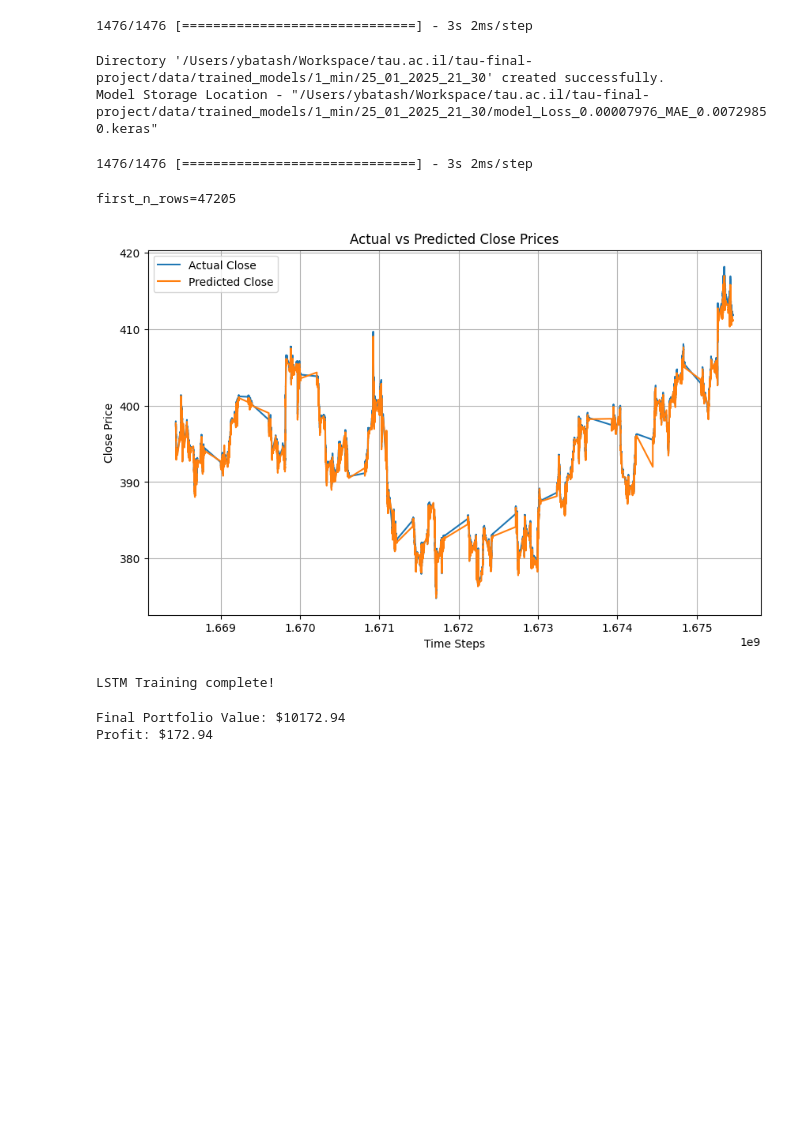
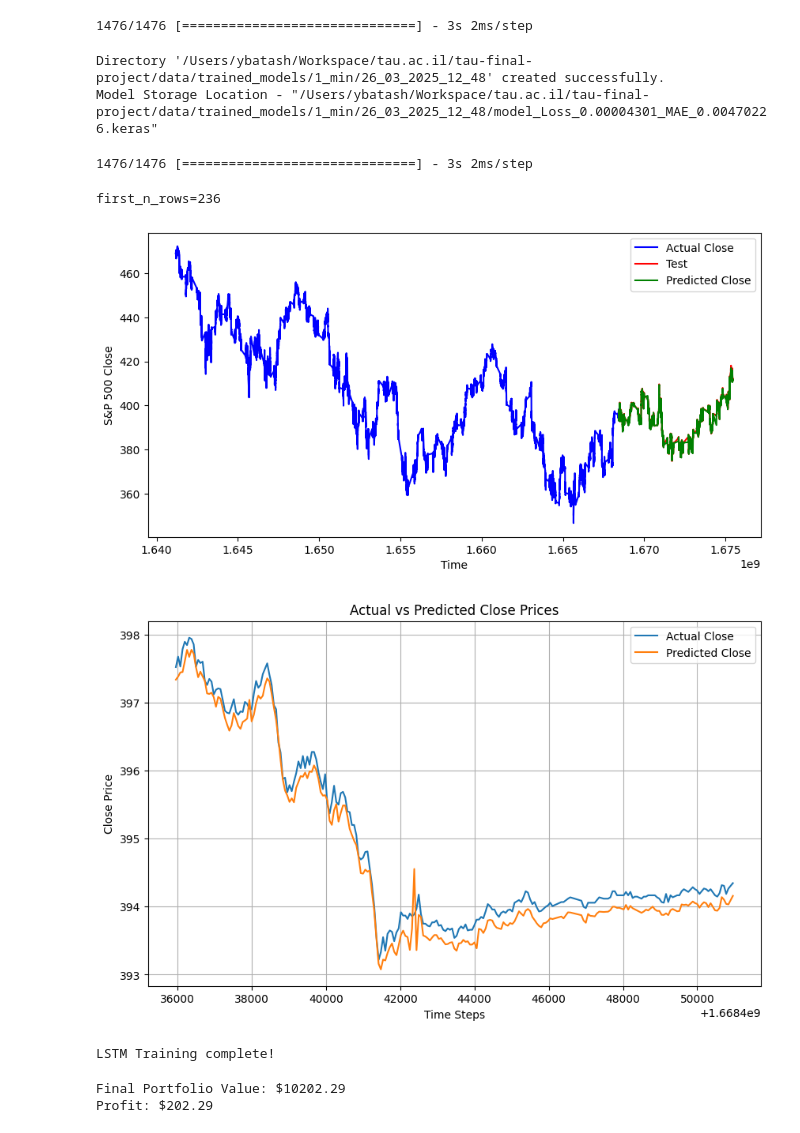
Before and after one commit to yossibatash/tau-final-project, a Jupyter notebook: LSTM_1_min.ipynb, the cells around one changed output. Cells and saved outputs as stored; diff of their text form; code cells hidden in the pictures; blank space fills up the shorter version.

Commit message:
20_epochs - Adding LSTM 1 updated notebook

```diff
--- a/LSTM_1_min.ipynb
+++ b/LSTM_1_min.ipynb
@@ -158,7 +158,7 @@ model = keras.Sequential([
 model.compile(optimizer='adam', loss='mse', metrics=['mae'])
 
 # 8. Train the Model
-epochs = 10
+epochs = 20
 batch_size = 32
 history = model.fit(X_train_seq, y_train_seq, epochs=epochs, batch_size=batch_size,
                     validation_data=(X_test_seq, y_test_seq), verbose=2)
@@ -240,8 +240,8 @@ model.save(filepath=trained_model_full_path)
 
 print(f"Model Storage Location - \"{trained_model_full_path}\"")
 # %% [output]
-Directory '/Users/ybatash/Workspace/tau.ac.il/tau-final-project/data/trained_models/1_min/25_01_2025_21_30' created successfully.
-Model Storage Location - "/Users/ybatash/Workspace/tau.ac.il/tau-final-project/data/trained_models/1_min/25_01_2025_21_30/model_Loss_0.00007976_MAE_0.00729850.keras"
+Directory '/Users/ybatash/Workspace/tau.ac.il/tau-final-project/data/trained_models/1_min/26_03_2025_12_48' created successfully.
+Model Storage Location - "/Users/ybatash/Workspace/tau.ac.il/tau-final-project/data/trained_models/1_min/26_03_2025_12_48/model_Loss_0.00004301_MAE_0.00470226.keras"
 # %%
 loaded_model = keras.saving.load_model(trained_model_full_path)
 
@@ -278,15 +278,29 @@ res_df["predicted_close_price"] = predicted_close_price_ls
 
 # No prediction to the last close price on t-1, Remove the last row
 res_df = res_df.iloc[0:-1]
+# %%
+import matplotlib.pyplot as plt
+
+sample_ratio = 0.005
+first_n_rows = int(len(res_df)*sample_ratio)
+print(f"{first_n_rows=}")
+
+plt.figure(figsize=(10, 5))
+plt.plot(train_labels.index, train_labels["close"], label="Actual Close", color="blue")
+plt.plot(test_labels.index, test_labels["close"], label="Test", color="red")
+plt.plot(res_df["predicted_close_price"], label='Predicted Close', color="green")
+plt.xlabel("Time")
+plt.ylabel("S&P 500 Close")
+plt.legend()
+plt.show()
+# %% [output]
+first_n_rows=236
+[figure, added]
 # %%
-sample_ratio = 1 #0.005
-first_n_rows = int(len(res_df)*sample_ratio)
-print(f"{first_n_rows=}")
-
 # 11. Plot the actual vs. predicted close values
 plt.figure(figsize=(10, 6))
-plt.plot(res_df.iloc[:int(len(res_df)*sample_ratio)]["close"], label='Actual Close')
-plt.plot(res_df.iloc[:int(len(res_df)*sample_ratio)]["predicted_close_price"], label='Predicted Close')
+plt.plot(res_df.iloc[:first_n_rows]["close"], label='Actual Close')
+plt.plot(res_df.iloc[:first_n_rows]["predicted_close_price"], label='Predicted Close')
 plt.xlabel('Time Steps')
 plt.ylabel('Close Price')
 plt.title('Actual vs Predicted Close Prices')
@@ -296,9 +310,8 @@ plt.show()
 
 print("LSTM Training complete!")
 # %% [output]
+[figure, new version]
-first_n_rows=47205
+LSTM Training complete!
-[figure, old version]
-LSTM Training complete!
 # %%
 # Calculate the close_price_predicted_percentage_change
 res_df['close_price_predicted_percentage_change'] = ((res_df['predicted_close_price'] - res_df['close']) / res_df['close']) * 100
@@ -354,5 +367,5 @@ profit = final_value - initial_capital
 print(f"\nFinal Portfolio Value: ${final_value:.2f}")
 print(f"Profit: ${profit:.2f}")
 # %% [output]
-Final Portfolio Value: $10172.94
-Profit: $172.94
+Final Portfolio Value: $10202.29
+Profit: $202.29
```
Also changed, not shown: parts of 1 cell of this notebook.
